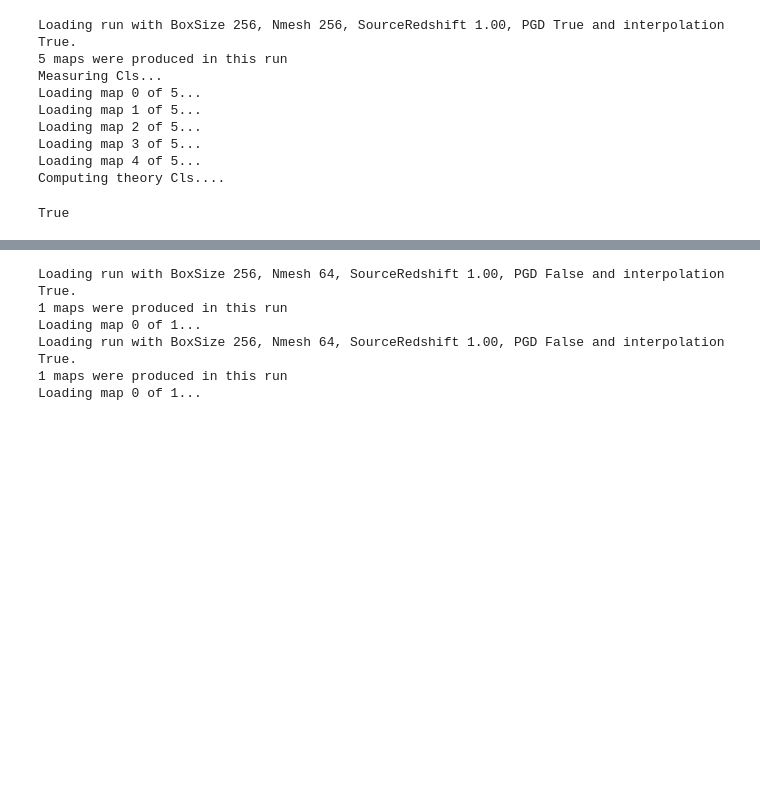
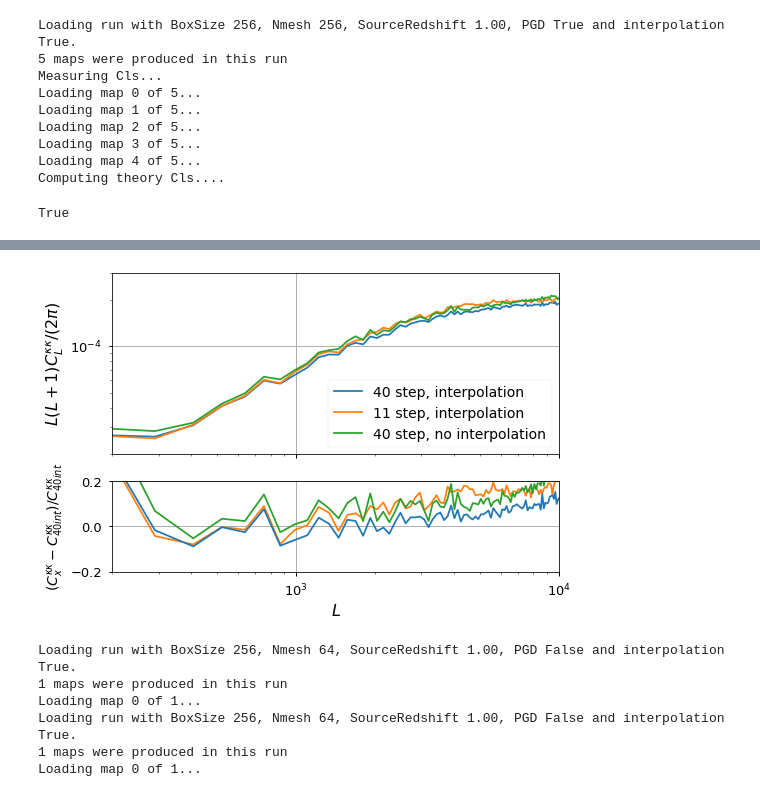
Before and after one commit to VMBoehm/MADLens, a Jupyter notebook: notebooks/PlotResults-publications.ipynb, the cells around one changed output, grey strips where cells are left out. Drawn from its saved outputs; the diff is of its cells as text; code cells hidden in the pictures; blank space fills up the shorter version.

Commit message:
11 steps no interp

```diff
--- a/notebooks/PlotResults-publications.ipynb
+++ b/notebooks/PlotResults-publications.ipynb
@@ -492,6 +492,6 @@ Loading map 4 of 5...
 Computing theory Cls....
 True
 # %%
-run = Run(githash='1bfb819', label='cross_test', rnum=0, local_path='../')
-runs['256']['interp']['1.0']=run
-runs['256']['interp']['1.0'].fill_cl_dicts(downsample=False)
+run = Run(githash='e18db0b', label='cross_test', rnum=0, local_path='../')
+runs['256']['no_interp']['1.0']=run
+runs['256']['no_interp']['1.0'].fill_cl_dicts(downsample=False)
@@ -498,3 +509,29 @@ runs['256']['interp']['1.0'].fill_cl_dicts(downsample=False)
+# %%
+fig, ax = plt.subplots(nrows=2, ncols=1, sharex=True, sharey=False, squeeze=True, gridspec_kw={'height_ratios':(2,1)})
+
+LL= runs['256']['no_interp']['1.0'].measured_cls['1.0']['L']
+x = LL*(LL+1.)/2./np.pi
+halofit = runs['256']['interp']['1.0'].theory_cls['1.0']['clkk']
+ppp = ax[0].loglog(LL,x*runs['256']['interp']['1.0'].measured_cls['1.0']['clkk'], label='40 step, interpolation')
+pp=ax[0].loglog(LL,x*runs['256']['interp']['11step']['1.0'].measured_cls['1.0']['clkk'], label='11 step, interpolation')
+p =ax[0].loglog(LL,x*runs['256']['no_interp']['1.0'].measured_cls['1.0']['clkk'], label='40 step, no interpolation')
+#plt.loglog(LL,x*halofit, label='halofit')
+ax[0].set_xlim(200,1e4)
+ax[0].set_ylim(2e-5,3e-4)
+ax[0].set_ylabel('$L(L+1) C^{\kappa \kappa}_L/(2\pi)$',fontsize=16)
+ax[1].set_xlabel('$L$',fontsize=16)
+ax[0].legend(fontsize=14)
+ax[0].grid()
+ref = halofit#runs['256']['interp']['1.0'].measured_cls['1.0']['clkk']
+ax[1].semilogx(LL,(runs['256']['interp']['11step']['1.0'].measured_cls['1.0']['clkk']-ref)/ref, color=pp[0].get_color())
+ax[1].semilogx(LL,(runs['256']['no_interp']['1.0'].measured_cls['1.0']['clkk']-ref)/ref, color=p[0].get_color())
+ax[1].semilogx(LL,(runs['256']['interp']['1.0'].measured_cls['1.0']['clkk']-ref)/ref, color=ppp[0].get_color())
+ax[1].set_ylabel(r'$(C_{x}^{\kappa \kappa}-C_{40int}^{\kappa \kappa})/C_{40int}^{\kappa \kappa}$',fontsize=14)
+ax[1].set_ylim(-0.2,0.2)
+ax[1].grid()
+plt.show()
+# %% [output]
+[figure, added]
 # %%
 run = Run(githash='a2c562f', label='deriv_test', rnum=0, local_path='../')
 map_plus = run.get_map(1.0,0)
```
Also changed, not shown: parts of 1 cell of this notebook, 2 other files.
